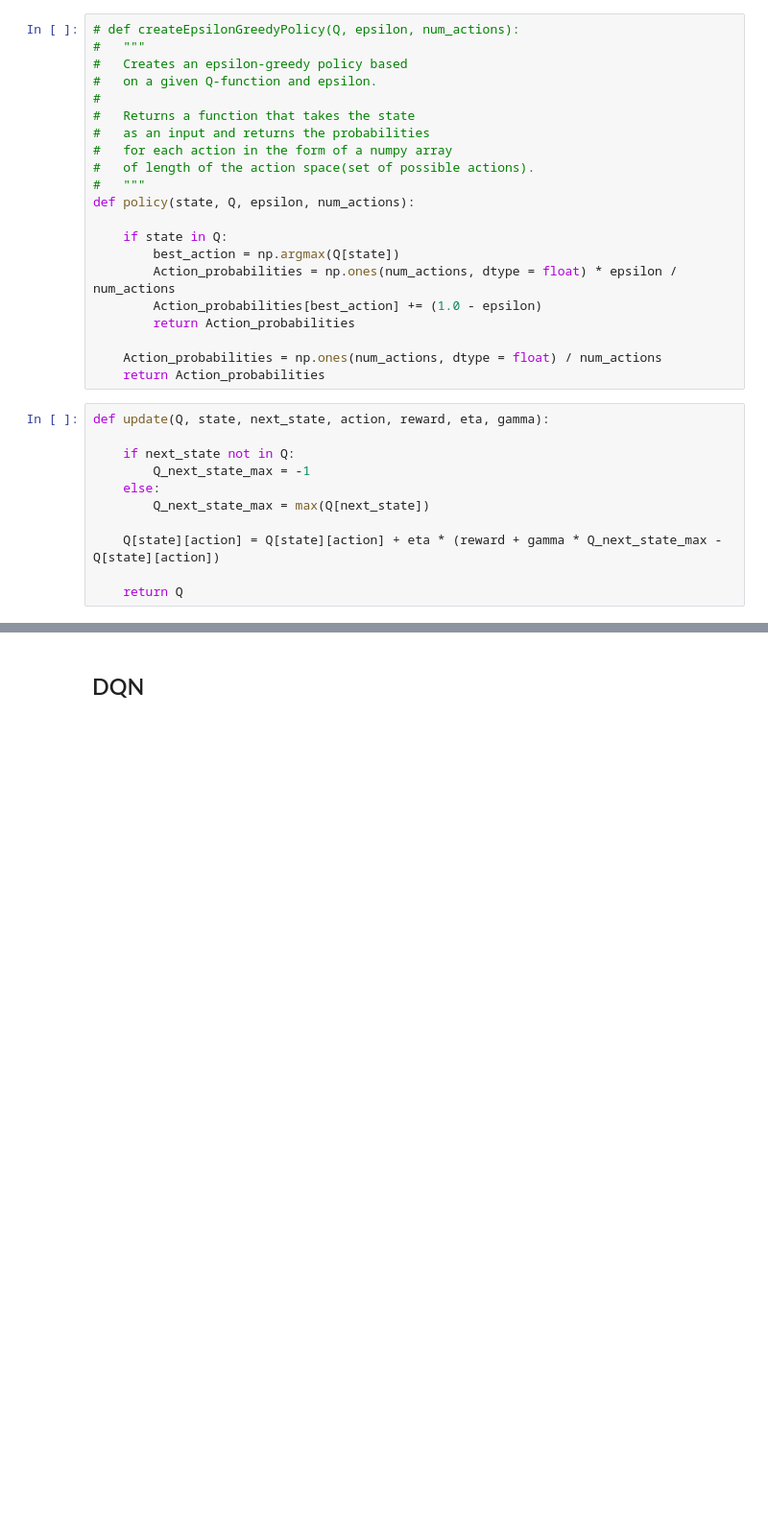
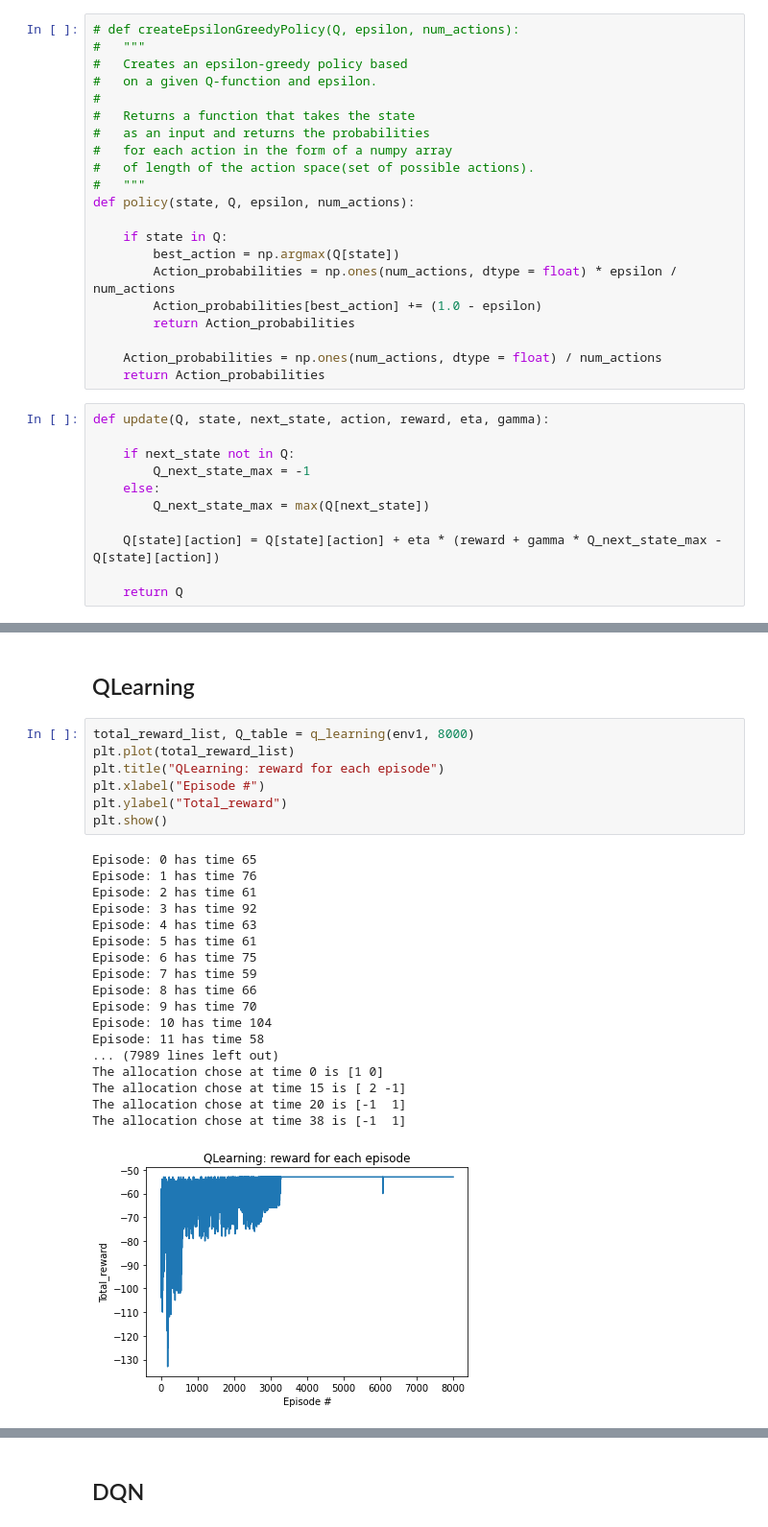
Before and after one commit to MZhouke/RL-Scheduling, a Jupyter notebook: Demo-JSSP.ipynb, the cells around one changed output, grey strips where cells are left out. Shown at 96% size. Drawn from its saved outputs; the diff is of its cells as text; blank space fills up the shorter version.

```diff
--- a/Demo-JSSP.ipynb
+++ b/Demo-JSSP.ipynb
@@ -225,2 +201,30 @@ plt.show
+# %% [markdown]
+## QLearning
+# %%
+total_reward_list, Q_table = q_learning(env1, 8000)
+plt.plot(total_reward_list)
+plt.title("QLearning: reward for each episode")
+plt.xlabel("Episode #")
+plt.ylabel("Total_reward")
+plt.show()
+# %% [output]
+Episode: 0 has time 65
+Episode: 1 has time 76
+Episode: 2 has time 61
+Episode: 3 has time 92
+Episode: 4 has time 63
+Episode: 5 has time 61
+Episode: 6 has time 75
+Episode: 7 has time 59
+Episode: 8 has time 66
+Episode: 9 has time 70
+Episode: 10 has time 104
+Episode: 11 has time 58
+... (7989 lines left out)
+The allocation chose at time 0 is [1 0]
+The allocation chose at time 15 is [ 2 -1]
+The allocation chose at time 20 is [-1  1]
+The allocation chose at time 38 is [-1  1]
+[figure, added]
 # %%
 print(Q_table)
```
Also changed, not shown: parts of 14 cells of this notebook, 1 other file.
